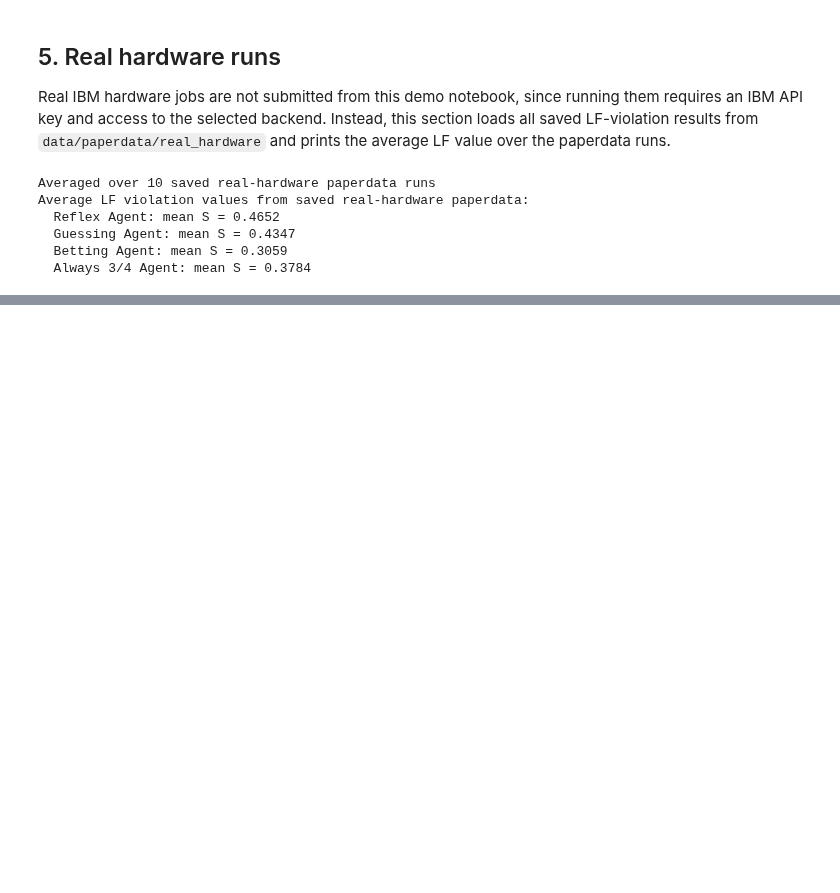
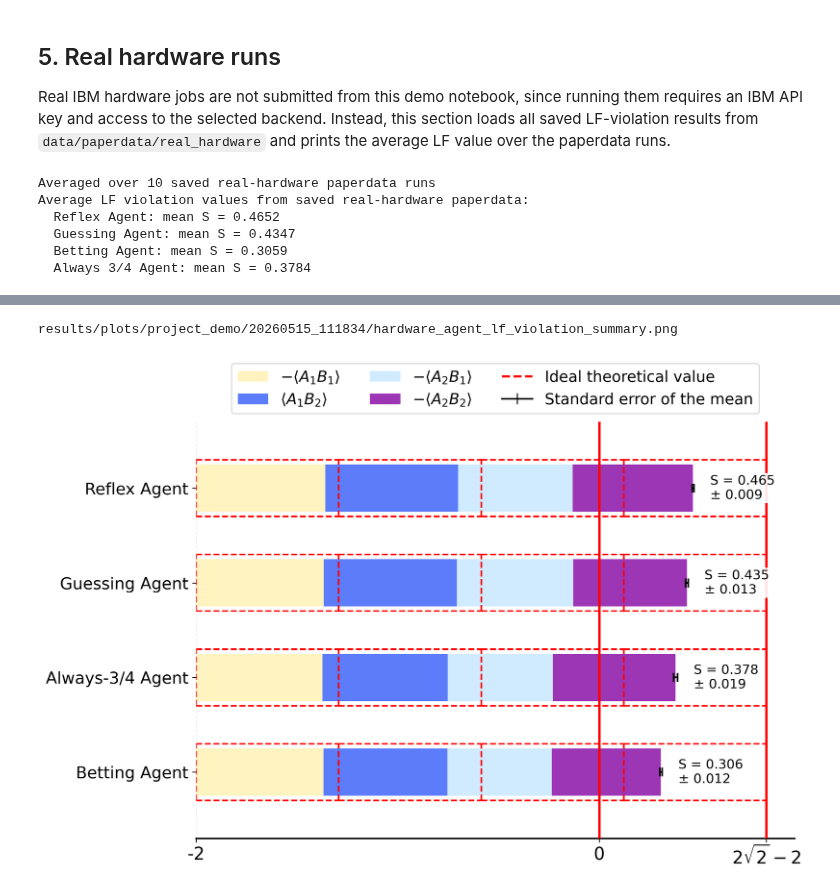
Before and after one commit to lauxj/agent-like-observers-ewfs, a Jupyter notebook: notebooks/project_demo.ipynb, the cells around one changed output, grey strips where cells are left out. Saved outputs shown, nothing was run; the diff lists cells and outputs as text; code cells hidden in the pictures; blank space fills up the shorter version.

Commit message:
Update project demo notebook plots

```diff
--- a/notebooks/project_demo.ipynb
+++ b/notebooks/project_demo.ipynb
@@ -324,0 +333,36 @@ Average LF violation values from saved real-hardware paperdata:
+# %%
+from datetime import datetime
+
+from ewfs.analysis.agent_evaluation import (
+    PAPERDATA_DIR_FAKE,
+    PAPERDATA_DIR_NOISELESS,
+    PAPERDATA_DIR_REAL,
+    load_backend_result,
+    plot_hardware_lf_agent_summary,
+)
+
+agent_evaluation_results = [
+    load_backend_result("Noiseless", PAPERDATA_DIR_NOISELESS, "noiseless_simulation.json"),
+    load_backend_result("Fake hardware", PAPERDATA_DIR_FAKE, "fake_hardware_noise_sim.json"),
+    load_backend_result("Real hardware", PAPERDATA_DIR_REAL, "real_hardware_run.json"),
+]
+
+agent_evaluation_output_dir = (
+    PROJECT_ROOT
+    / "results"
+    / "plots"
+    / "project_demo"
+    / datetime.now().strftime("%Y%m%d_%H%M%S")
+)
+agent_evaluation_lf_plot = plot_hardware_lf_agent_summary(
+    agent_evaluation_results,
+    agent_evaluation_output_dir,
+    memory_inaccuracy_summary=None,
+    show_epsilon_bounds=False,
+)
+
+print(agent_evaluation_lf_plot.relative_to(PROJECT_ROOT))
+display(Image(filename=str(agent_evaluation_lf_plot)))
+# %% [output]
+results/plots/project_demo/20260515_111834/hardware_agent_lf_violation_summary.png
+[figure, added]
```
Also changed, not shown: parts of 9 cells of this notebook, 2 other files.
